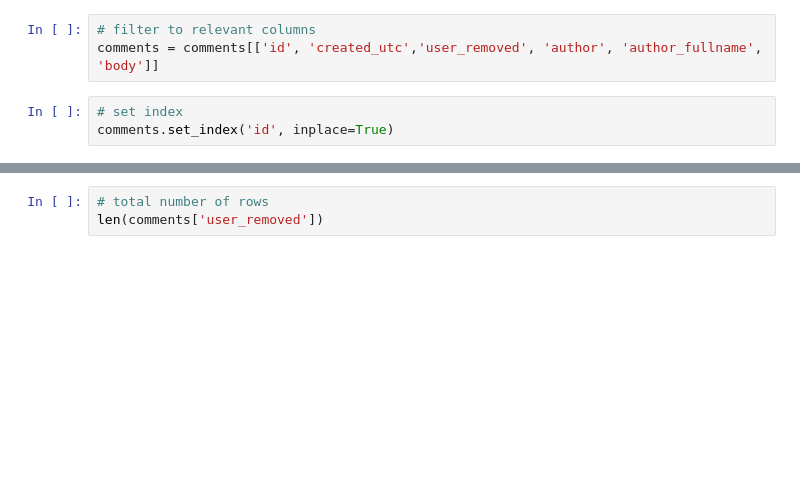
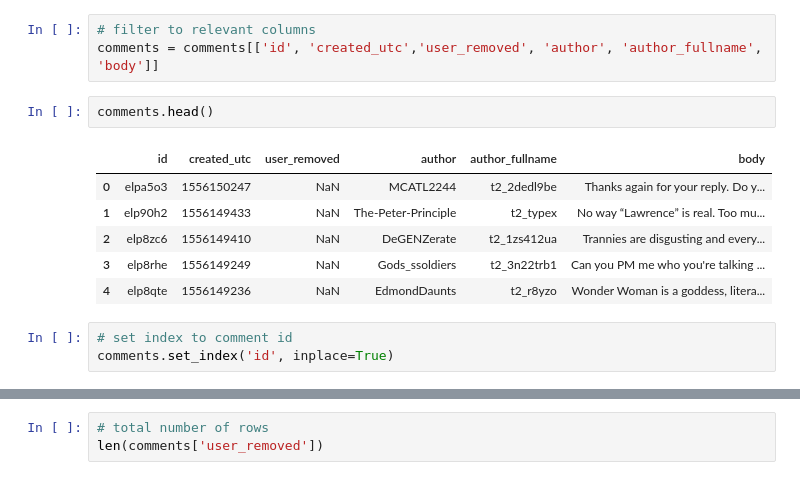
Before and after one commit to jroy12345/reddit, a Jupyter notebook: clean_data.ipynb, the cells around one changed output, grey strips where cells are left out. Saved outputs shown, nothing was run; the diff lists cells and outputs as text; blank space fills up the shorter version.

```diff
--- a/clean_data.ipynb
+++ b/clean_data.ipynb
@@ -28,6 +32,15 @@ Index(['author', 'author_flair_background_color', 'author_flair_css_class',
 # %%
 # filter to relevant columns
 comments = comments[['id', 'created_utc','user_removed', 'author', 'author_fullname', 'body']]
+# %%
+comments.head()
+# %% [output]
+|  | id | created_utc | user_removed | author | author_fullname | body |
+| 0 | elpa5o3 | 1556150247 | NaN | MCATL2244 | t2_2dedl9be | Thanks again for your reply. Do y... |
+| 1 | elp90h2 | 1556149433 | NaN | The-Peter-Principle | t2_typex | No way “Lawrence” is real. Too mu... |
+| 2 | elp8zc6 | 1556149410 | NaN | DeGENZerate | t2_1zs412ua | Trannies are disgusting and every... |
+| 3 | elp8rhe | 1556149249 | NaN | Gods_ssoldiers | t2_3n22trb1 | Can you PM me who you're talking ... |
+| 4 | elp8qte | 1556149236 | NaN | EdmondDaunts | t2_r8yzo | Wonder Woman is a goddess, litera... |
 # %%
-# set index
+# set index to comment id
 comments.set_index('id', inplace=True)
```
Also changed, not shown: parts of 18 cells of this notebook.
